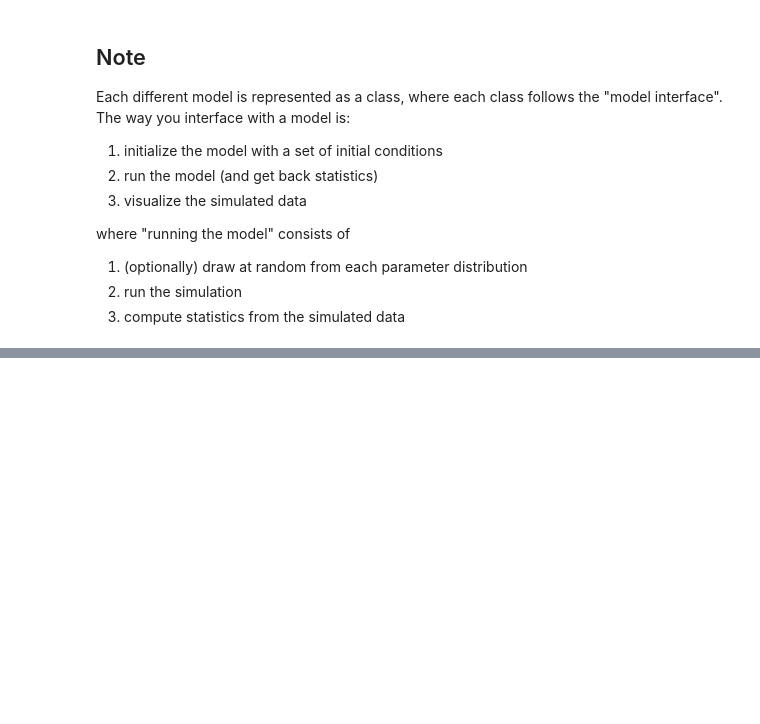
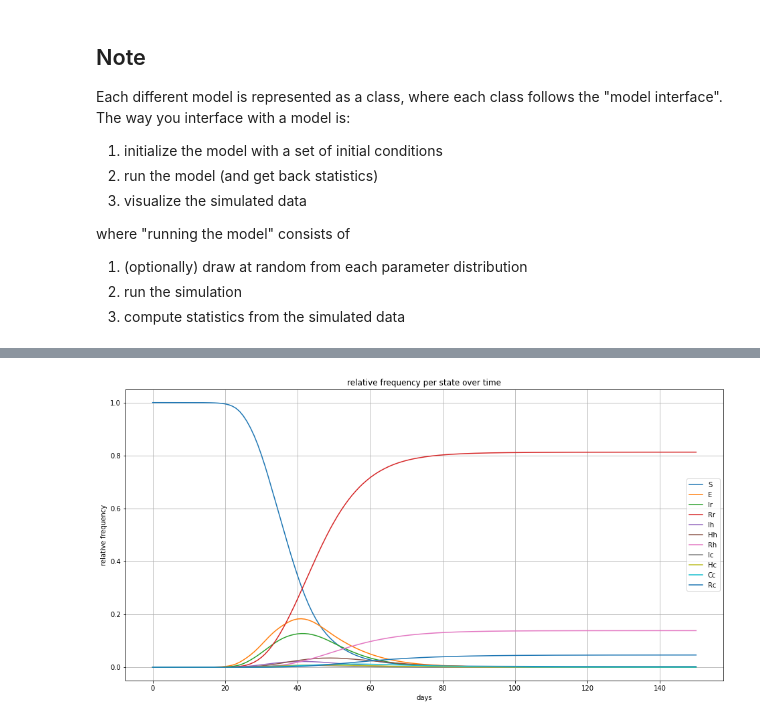
Before and after one commit to uc-cdis/planx-bioinfo-tools, a Jupyter notebook: covid19_notebooks/kisslerModel.ipynb, the cells around one changed output, grey strips where cells are left out. Saved outputs shown, nothing was run; the diff lists cells and outputs as text; code cells hidden in the pictures; blank space fills up the shorter version.

Commit message:
add basic monte carlo

```diff
--- a/covid19_notebooks/kisslerModel.ipynb
+++ b/covid19_notebooks/kisslerModel.ipynb
@@ -369,0 +380,25 @@ print(json.dumps(stats, indent=4, default=convert))
+# %%
+def monteCarlo(n):
+    models = []
+    sims = []
+    stats = []
+    for i in range(n):
+        model = KisslerModel(initVals)
+        model.run()
+        # print(i)
+        # model.visualize()
+        models.append(model)
+        sims.append(model.simulation)
+        stats.append(model.stats)
+
+    # average stats
+    statsdf = pd.DataFrame(stats)
+    expectedValStats = statsdf.mean()
+
+    # average simulations per cell
+    stacked = pd.concat(sims, keys=[i for i in range(n)])
+    expectedValSim = stacked.mean(level=1)
+
+    return expectedValSim, stacked, models
+# %%
+sim, stacked, models  = monteCarlo(1000)
@@ -369,0 +409,6 @@ print(json.dumps(stats, indent=4, default=convert))
+# %%
+m = KisslerModel()
+m.simulation = sim
+m.visualize()
+# %% [output]
+[figure, added]
```
Also changed, not shown: parts of 8 cells of this notebook.
